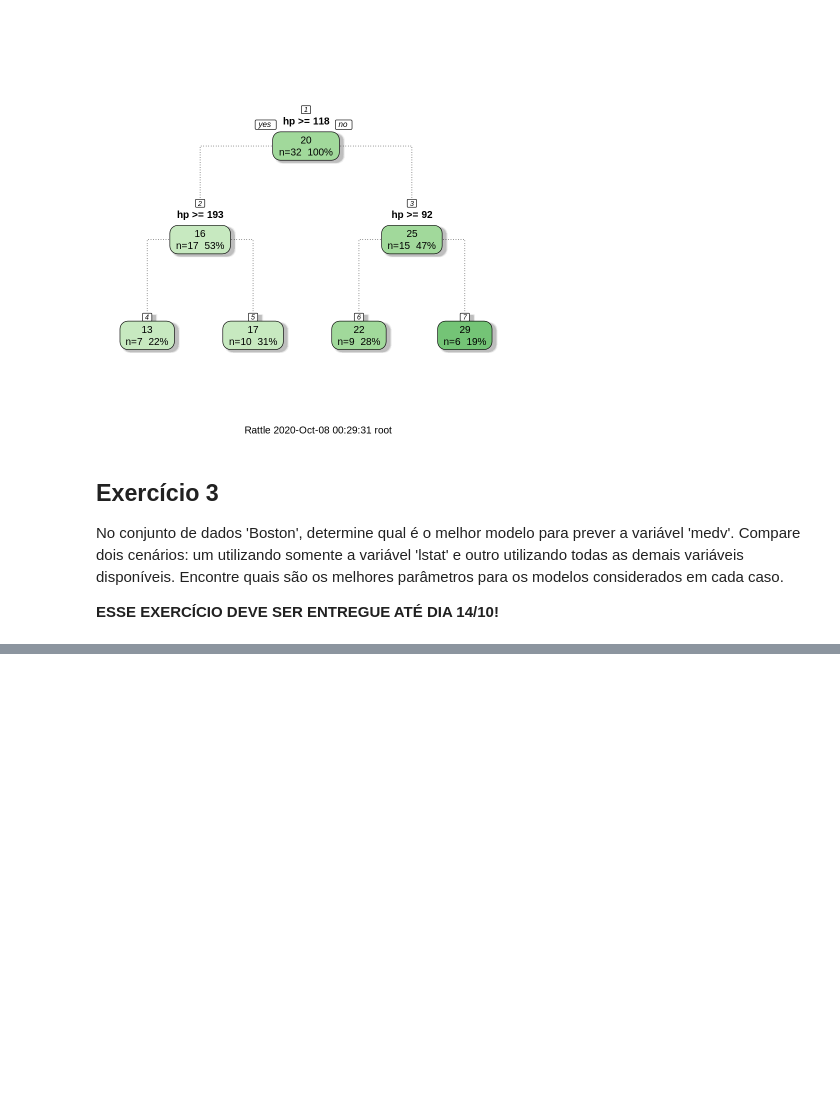
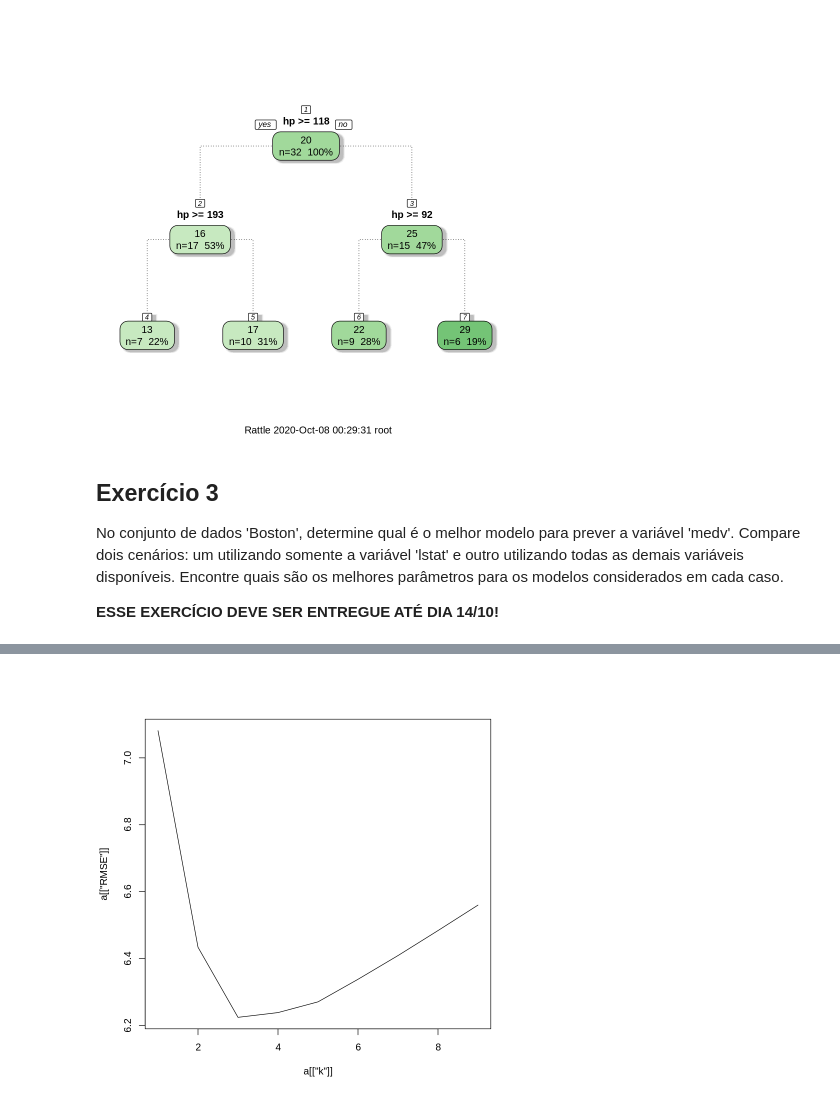
Before and after one commit to ricardorocha86/Topicos-B, a Jupyter notebook: Script_de_Aula.ipynb, the cells around one changed output, grey strips where cells are left out. Cells and saved outputs as stored; diff of their text form; code cells hidden in the pictures; blank space fills up the shorter version.

```diff
--- a/Script_de_Aula.ipynb
+++ b/Script_de_Aula.ipynb
@@ -459,0 +625,11 @@ A data.frame: 6 × 14
+# %%
+# KNN
+# Controle do Treinamento - Holdout 80% treino, 20% teste
+
+controle = trainControl(method = "LGOCV", p = .8, number = 1000)
+
+# Ajuste do KNN
+modelLookup(model = 'knn')
+
+modelo = train(medv ~ ., data = Boston, method = "knn", trControl = controle, tuneGrid = expand.grid(k = 1:9) )
+modelo
@@ -459,0 +720,4 @@ A data.frame: 6 × 14
+# %%
+a = modelo$results
+plot(a[['k']], a[['RMSE']], type = 'line')
+# %% [output]
@@ -459,0 +726 @@ A data.frame: 6 × 14
+[figure, added]
```
Also changed, not shown: parts of 36 cells of this notebook.
